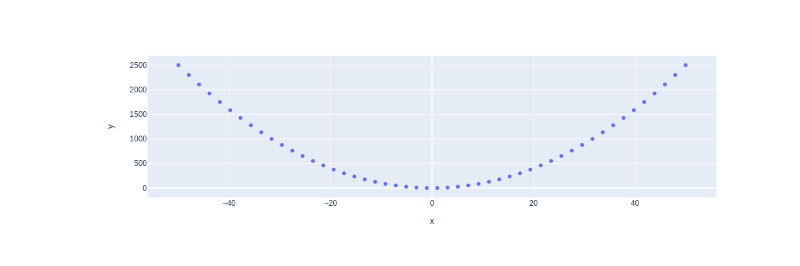
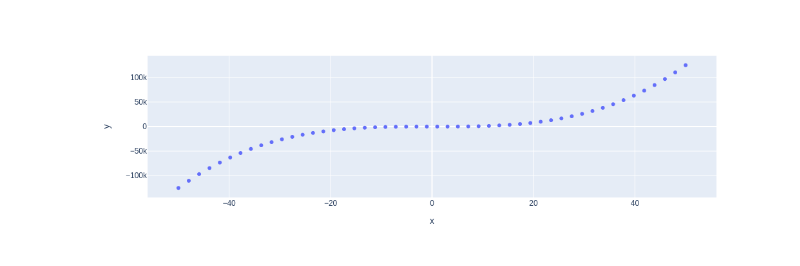
Before and after one commit to hslee9397/my-notebooks-repo, a Jupyter notebook: experiment1.ipynb, the cells around one changed output. Saved outputs shown, nothing was run; the diff lists cells and outputs as text; code cells hidden in the pictures.

```diff
--- a/experiment1.ipynb
+++ b/experiment1.ipynb
@@ -6,7 +6,7 @@ import plotly.express as px
 x = np.linspace(start=-50, stop=50)
 
 # y-axis data points
-y = x ** 2
+y = x ** 3
 
 # define the plot
 fig = px.scatter(x=x, y=y)
@@ -17 +16 @@ fig.show()
-[figure, old version]
+[figure, new version]
```
Also changed, not shown: parts of 1 cell of this notebook.
